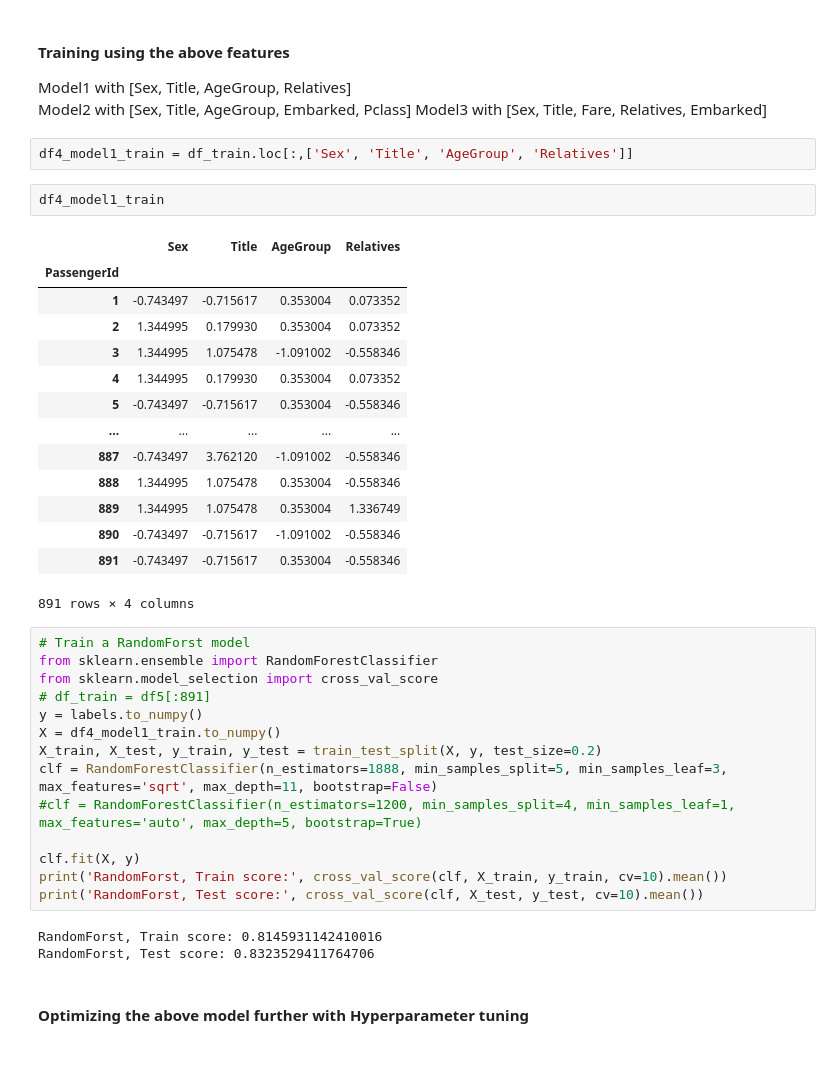
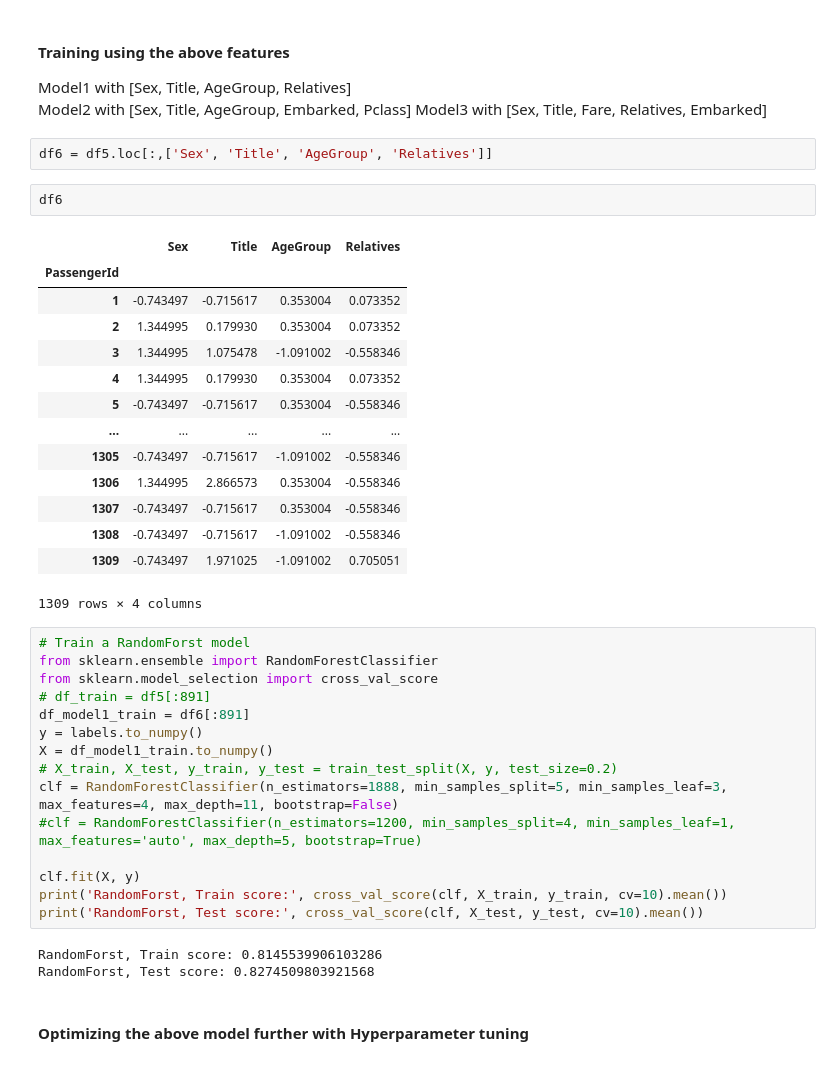
Before and after one commit to soumoks/Titanic-Kaggle-Competition, a Jupyter notebook: PCA_and_Feature_Combinations-Feature-Combinations.ipynb, the cells around one changed output. Cells and saved outputs as stored; diff of their text form.

```diff
--- a/PCA_and_Feature_Combinations-Feature-Combinations.ipynb
+++ b/PCA_and_Feature_Combinations-Feature-Combinations.ipynb
@@ -683,41 +675,42 @@ Model1 with [Sex, Title, AgeGroup, Relatives]
 Model2 with [Sex, Title, AgeGroup, Embarked, Pclass]
 Model3 with [Sex, Title, Fare, Relatives, Embarked]
 # %%
-df4_model1_train = df_train.loc[:,['Sex', 'Title', 'AgeGroup', 'Relatives']]
+df6 = df5.loc[:,['Sex', 'Title', 'AgeGroup', 'Relatives']]
-# %%
-df4_model1_train
-# %% [output]
-|  | Sex | Title | AgeGroup | Relatives |
-| PassengerId |  |  |  |  |
-| 1 | -0.743497 | -0.715617 | 0.353004 | 0.073352 |
-| 2 | 1.344995 | 0.179930 | 0.353004 | 0.073352 |
-| 3 | 1.344995 | 1.075478 | -1.091002 | -0.558346 |
-| 4 | 1.344995 | 0.179930 | 0.353004 | 0.073352 |
-| 5 | -0.743497 | -0.715617 | 0.353004 | -0.558346 |
-| ... | ... | ... | ... | ... |
-| 887 | -0.743497 | 3.762120 | -1.091002 | -0.558346 |
-| 888 | 1.344995 | 1.075478 | 0.353004 | -0.558346 |
-| 889 | 1.344995 | 1.075478 | 0.353004 | 1.336749 |
-| 890 | -0.743497 | -0.715617 | -1.091002 | -0.558346 |
-| 891 | -0.743497 | -0.715617 | 0.353004 | -0.558346 |
-891 rows × 4 columns
+# %%
+df6
+# %% [output]
+|  | Sex | Title | AgeGroup | Relatives |
+| PassengerId |  |  |  |  |
+| 1 | -0.743497 | -0.715617 | 0.353004 | 0.073352 |
+| 2 | 1.344995 | 0.179930 | 0.353004 | 0.073352 |
+| 3 | 1.344995 | 1.075478 | -1.091002 | -0.558346 |
+| 4 | 1.344995 | 0.179930 | 0.353004 | 0.073352 |
+| 5 | -0.743497 | -0.715617 | 0.353004 | -0.558346 |
+| ... | ... | ... | ... | ... |
+| 1305 | -0.743497 | -0.715617 | -1.091002 | -0.558346 |
+| 1306 | 1.344995 | 2.866573 | 0.353004 | -0.558346 |
+| 1307 | -0.743497 | -0.715617 | 0.353004 | -0.558346 |
+| 1308 | -0.743497 | -0.715617 | -1.091002 | -0.558346 |
+| 1309 | -0.743497 | 1.971025 | -1.091002 | 0.705051 |
+1309 rows × 4 columns
 # %%
 # Train a RandomForst model
 from sklearn.ensemble import RandomForestClassifier
 from sklearn.model_selection import cross_val_score
 # df_train = df5[:891]
+df_model1_train = df6[:891]
 y = labels.to_numpy()
-X = df4_model1_train.to_numpy()
-X_train, X_test, y_train, y_test = train_test_split(X, y, test_size=0.2)
-clf = RandomForestClassifier(n_estimators=1888, min_samples_split=5, min_samples_leaf=3, max_features='sqrt', max_depth=11, bootstrap=False)
+X = df_model1_train.to_numpy()
+# X_train, X_test, y_train, y_test = train_test_split(X, y, test_size=0.2)
+clf = RandomForestClassifier(n_estimators=1888, min_samples_split=5, min_samples_leaf=3, max_features=4, max_depth=11, bootstrap=False)
 #clf = RandomForestClassifier(n_estimators=1200, min_samples_split=4, min_samples_leaf=1, max_features='auto', max_depth=5, bootstrap=True)
 
 clf.fit(X, y)
 print('RandomForst, Train score:', cross_val_score(clf, X_train, y_train, cv=10).mean())
 print('RandomForst, Test score:', cross_val_score(clf, X_test, y_test, cv=10).mean())
 # %% [output]
-RandomForst, Train score: 0.8145931142410016
-RandomForst, Test score: 0.8323529411764706
+RandomForst, Train score: 0.8145539906103286
+RandomForst, Test score: 0.8274509803921568
 # %% [markdown]
 #### Optimizing the above model further with Hyperparameter tuning
 # %%
```
Also changed, not shown: parts of 15 cells of this notebook, 1 other file.
